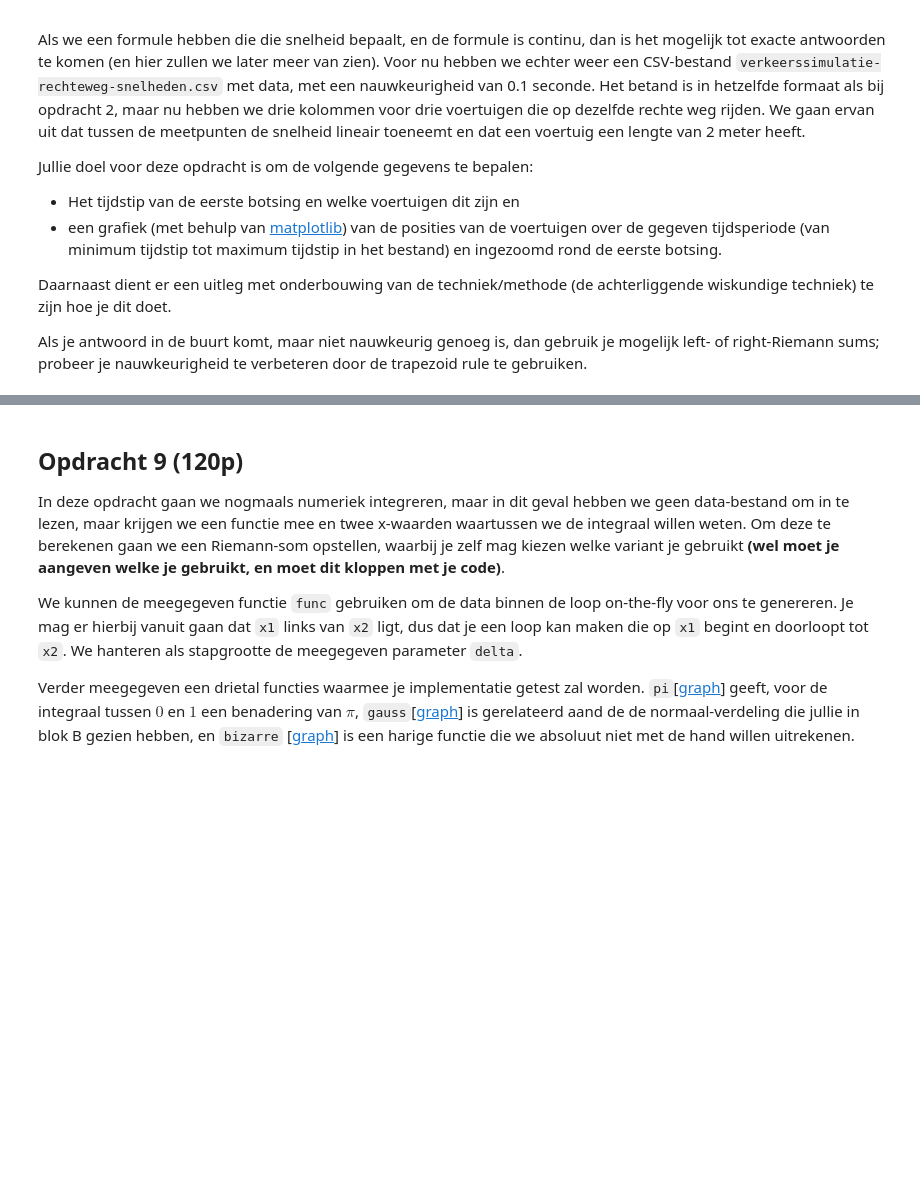
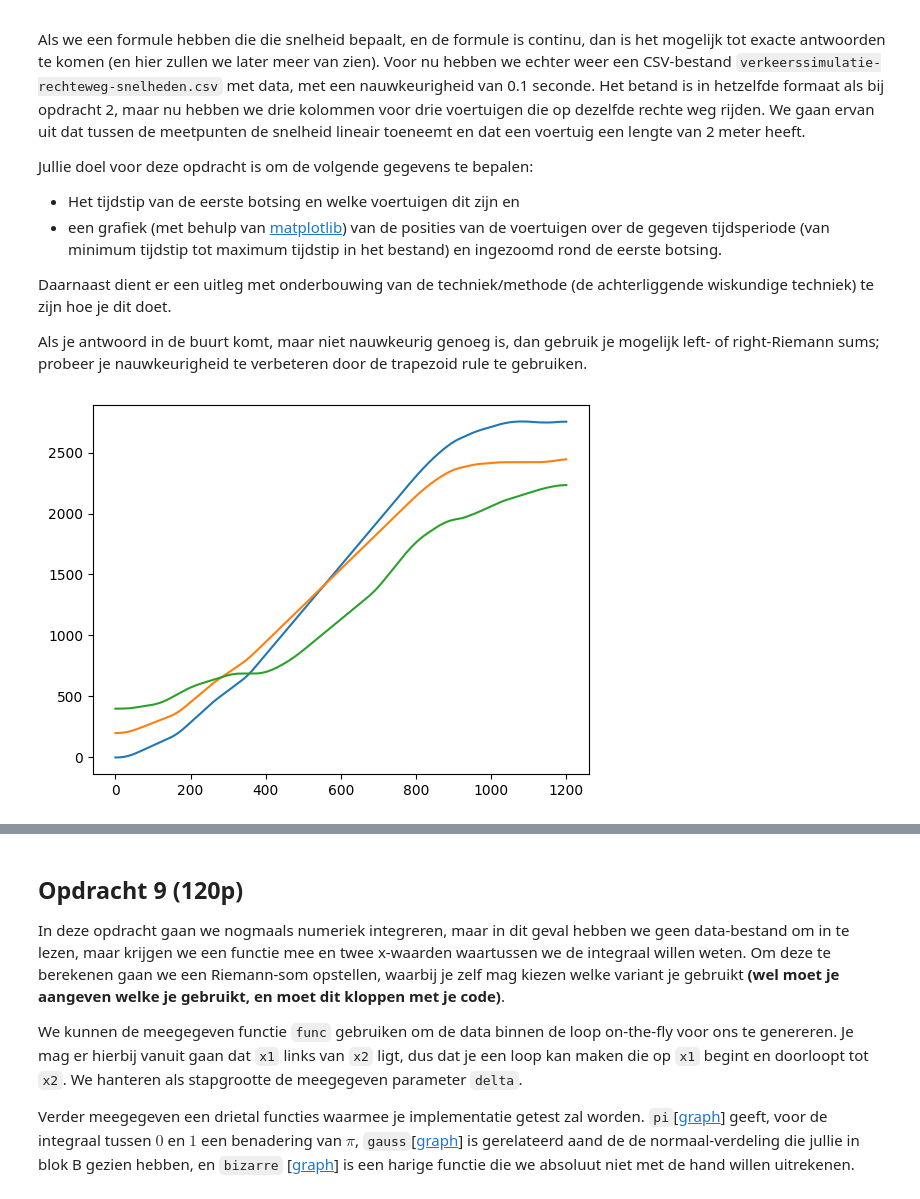
Before and after one commit to rick325601/acOpdrachten, a Jupyter notebook: 2 Calculus.ipynb, the cells around one changed output, grey strips where cells are left out. Saved outputs shown, nothing was run; the diff lists cells and outputs as text; code cells hidden in the pictures; blank space fills up the shorter version.

```diff
--- a/2 Calculus.ipynb
+++ b/2 Calculus.ipynb
@@ -842,24 +842,71 @@ Jullie doel voor deze opdracht is om de volgende gegevens te bepalen:
 Daarnaast dient er een uitleg met onderbouwing van de techniek/methode (de achterliggende wiskundige techniek) te zijn hoe je dit doet.
 
 Als je antwoord in de buurt komt, maar niet nauwkeurig genoeg is, dan gebruik je mogelijk left- of right-Riemann sums; probeer je nauwkeurigheid te verbeteren door de trapezoid rule te gebruiken.
-# %%
-import csv
-import matplotlib.pyplot as plot
-
-def get_data() -> Tuple[np.ndarray, np.ndarray, np.ndarray, np.ndarray]: # TODO
-    pass
-
-def plot_data(ys: np.ndarray, xss: List[np.ndarray], xrange: Tuple[int,int] = None, yrange: Tuple[int,int] = None):
-    """Optionele argumenten xrange en yrange om ingezoomde plot te maken op de botsing"""
-    pass
-
-def bereken_posities(times: np.ndarray, speeds: np.ndarray) -> np.ndarray: # TODO
-    pass
-
-def vind_botsing(t, car1, car2, car3) -> Tuple[float, int, float, int, float]: # TODO
-    """ Geeft een vijf-tupel terug met de tijd van de botsing, de eerste auto (1,2 of 3),
-        de positie van de eerste auto, de tweede auto en de positie daarvan."""
-
-    return None # (botsing_t, botsing_a, botsing_a_pos, botsing_b, botsing_b_pos)
+# %%
+import csv
+import matplotlib.pyplot as plot
+
+def get_data() -> Tuple[np.ndarray, np.ndarray, np.ndarray, np.ndarray]: # TODO
+    file_path = 'verkeerssimulatie-rechteweg-snelheden.csv'
+    with open(file_path, 'r') as file:
+        reader = csv.reader(file)
+        row_1 = np.array([])
+        row_2 = np.array([])
+        row_3 = np.array([])
+        row_4 = np.array([])
+        # kijkt naar elke rij.
+        for row in reader:
+            row = (str(row)).split(';')
+            row_1 = np.append(row_1, row[0])
+            row_2 = np.append(row_2, row[1])
+            row_3 = np.append(row_3, row[2])
+            row_4 = np.append(row_4, row[3])
+    # stopt elke rij in een tupel
+    tabel = (row_1, row_2, row_3, row_4)
+    return tabel
+
+def plot_data(ys: np.ndarray, xss: List[np.ndarray], xrange: Tuple[int,int] = None, yrange: Tuple[int,int] = None):
+    car_1 = bereken_posities(ys, xss[0])
+    car_2 = bereken_posities(ys, xss[1])
+    car_3 = bereken_posities(ys, xss[2])
+    y_car_1 = np.array(car_1)
+    y_car_2 = np.array(car_2)
+    y_car_3 = np.array(car_3)
+    plt.plot(y_car_1)
+    plt.plot(y_car_2)
+    plt.plot(y_car_3)
+    plt.show()
+
+def bereken_posities(times: np.ndarray, speeds: np.ndarray) -> np.ndarray:
+    startpositie = float(speeds[0].replace("']", ""))
+    positions = [startpositie]
+    for i in range(len(times) - 1):
+        speed = speeds[i + 1].replace("']", "")
+        speed = float(speed)
+        last_position = float(positions[-1])
+        new_position = last_position + (speed / 10)
+        positions.append(new_position)
+    return np.array(positions)
+
+def vind_botsing(t, car1, car2, car3) -> Tuple[float, int, float, int, float]:
+    for i in range(len(t) - 1):
+        if (car1[i] <= car2[i] and car1[i + 1] >= car2[i + 1]) or (car1[i] >= car2[i] and car1[i + 1] <= car2[i + 1]):
+            return t[i], 1, car1[i], 2, car2[i]
+
+        if (car1[i] <= car3[i] and car1[i + 1] >= car3[i + 1]) or (car1[i] >= car3[i] and car1[i + 1] <= car3[i + 1]):
+            return t[i], 1, car1[i], 3, car3[i]
+
+        if (car2[i] <= car3[i] and car2[i + 1] >= car3[i + 1]) or (car2[i] >= car3[i] and car2[i + 1] <= car3[i + 1]):
+            return t[i]., 2, car2[i], 3, car3[i]
+
+    return None
+
+
+data = get_data()
+ys = data[0]
+xss = [data[1],data[2],data[3]]
+plot_data(ys, xss)
+# %% [output]
+[figure, added]
 # %%
 ac_tests.test_verkeer_posities(get_data, bereken_posities, vind_botsing)
```
Also changed, not shown: parts of 7 cells of this notebook, 1 other file.
